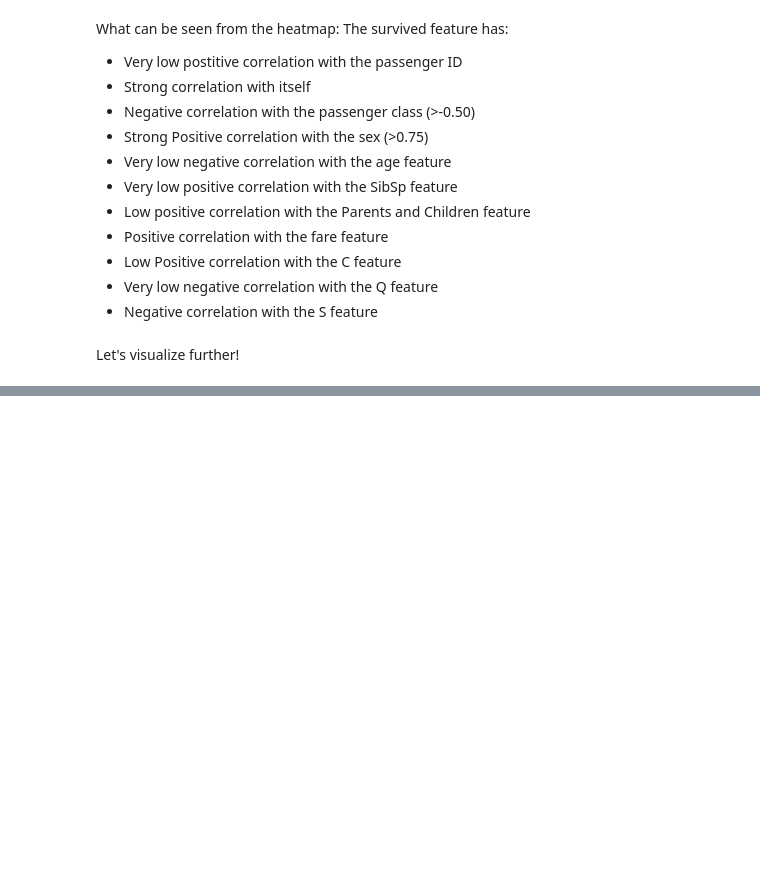
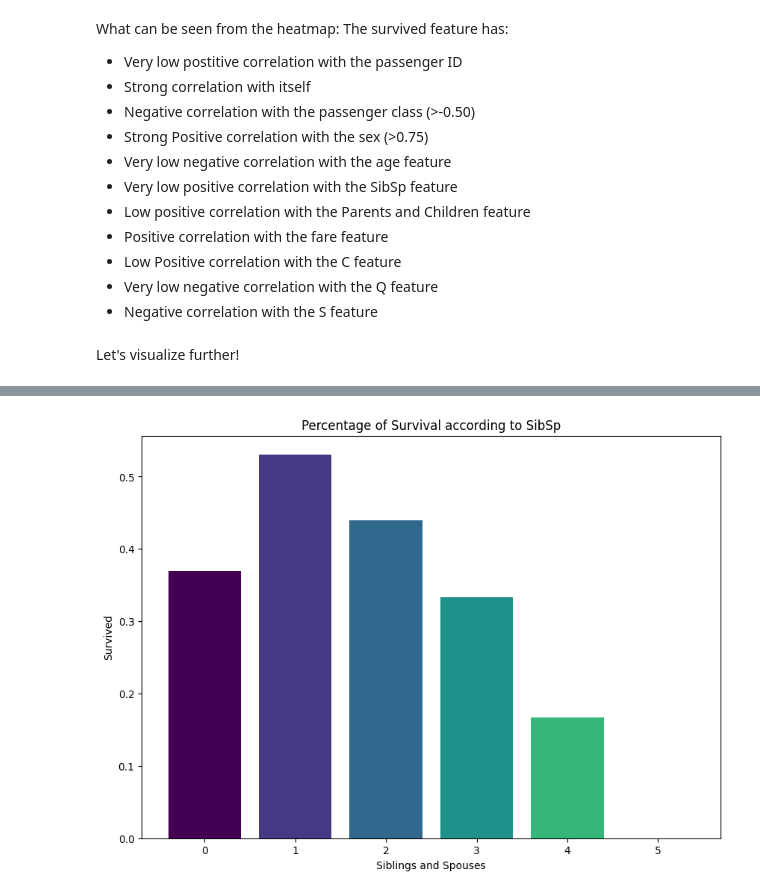
Before and after one commit to Abdullah-Nasir-Chowdhury/Titanic_DataAnalysisProject, a Jupyter notebook: intuition-on-the-titanic-dataset.ipynb, the cells around one changed output, grey strips where cells are left out. Saved outputs shown, nothing was run; the diff lists cells and outputs as text; code cells hidden in the pictures; blank space fills up the shorter version.

```diff
--- a/intuition-on-the-titanic-dataset.ipynb
+++ b/intuition-on-the-titanic-dataset.ipynb
@@ -469,0 +541,3 @@ join(other: 'DataFrame | Series | Iterable[DataFrame | Series]', on: 'IndexLabel
+# %%
+df13=df9[['SibSp','Survived']].groupby(['SibSp'],as_index=False).mean().sort_values(by='Survived',ascending=False)
+df13
@@ -469,0 +552,13 @@ join(other: 'DataFrame | Series | Iterable[DataFrame | Series]', on: 'IndexLabel
+# %%
+from matplotlib import cm
+x = df13.SibSp
+y = df13.Survived
+plt.figure(figsize=(10,7))
+for i in range(0, len(x)):
+    plt.bar(x[i], y[i], color=cm.viridis(1.*i/len(x)))
+    plt.xlabel('Siblings and Spouses')
+    plt.ylabel('Survived')
+    plt.title('Percentage of Survival according to SibSp')
+plt.show()
+# %% [output]
+[figure, added]
```
Also changed, not shown: parts of 48 cells of this notebook.
